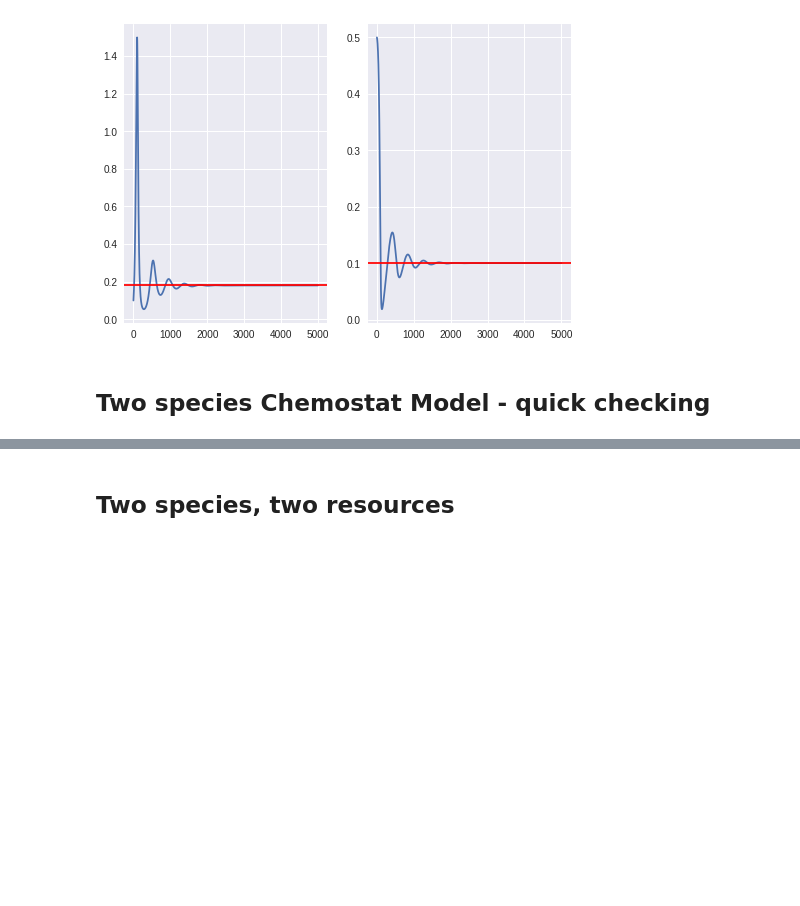
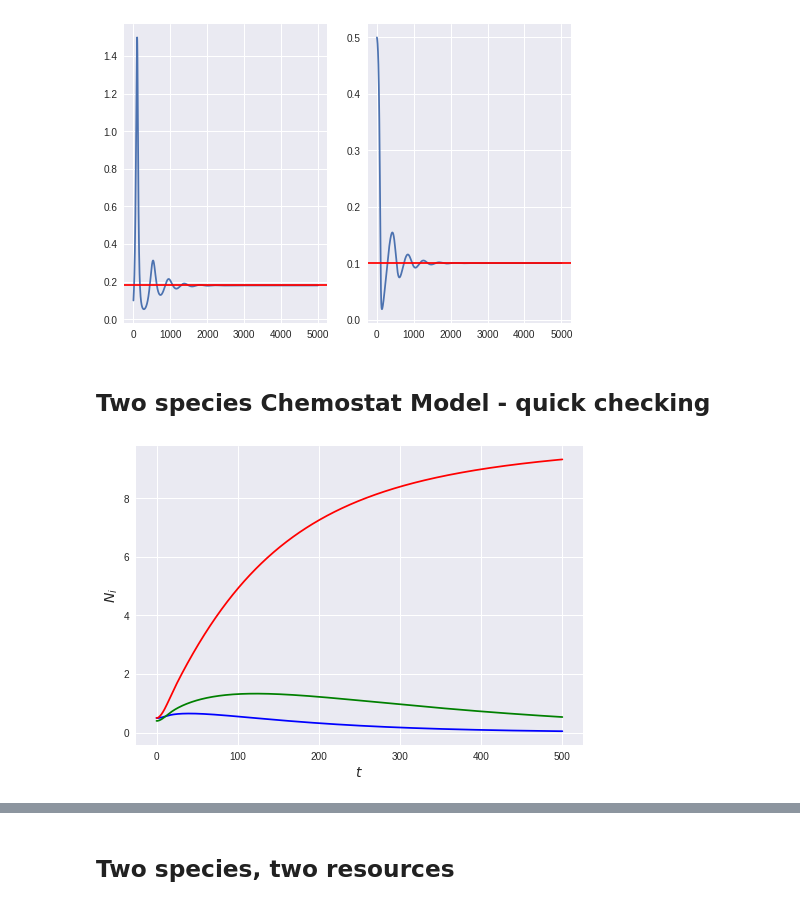
Before and after one commit to denisecammarota/qbio2021, a Jupyter notebook: Chemostat_Model.ipynb, the cells around one changed output, grey strips where cells are left out. Saved outputs shown, nothing was run; the diff lists cells and outputs as text; code cells hidden in the pictures; blank space fills up the shorter version.

```diff
--- a/Chemostat_Model.ipynb
+++ b/Chemostat_Model.ipynb
@@ -114,14 +119,16 @@ plt.show()
 ## Two species Chemostat Model - quick checking
 # %%
 #@title
-def chemostat_model_double(y,t,b_1,b_2,k_1,k_2,R_0,D,c_1,c_2,m_1,m_2):
-  N_1,N_2,R = y
+def chemostat_model_double(y,t,b_1,b_2,b_3,k_1,k_2,k_3,R_0,D,c_1,c_2,c_3,m_1,m_2,m_3):
+  N_1,N_2,N_3,R = y
   mu_1 = b_1*R/(k_1+R)
   mu_2 = b_2*R/(k_2+R)
+  mu_3 = b_3*R/(k_3+R)
   dN_1dt = N_1*(mu_1-m_1)
   dN_2dt = N_2*(mu_2-m_2)
-  dRdt = D*(R_0 - R) - c_1*mu_1*N_1 - c_2*mu_2*N_2
-  return dN_1dt,dN_2dt,dRdt
+  dN_3dt = N_3*(mu_3-m_3)
+  dRdt = D*(R_0 - R) - c_1*mu_1*N_1 - c_2*mu_2*N_2 - c_3*mu_3*N_3
+  return dN_1dt,dN_2dt,dN_3dt,dRdt
 ##apparently it works okay like this, let's make some quick trivial checks
 # %%
 #@title
@@ -131,3 +138,42 @@ def chemostat_equilibrium_double(b_1,b_2,k_1,k_2,R_0,D,c_1,c_2,m_1,m_2):
   N_1_eq = (D/(c_1*m_1))*(R_0 - R_eq1)
   N_2_eq = (D/(c_2*m_2))*(R_0 - R_eq2)
   return N_1_eq,N_2_eq,R_eq1,R_eq2
+# %%
+#@title
+y0 = 0.5,0.4,0.5,0.
+t = np.linspace(0,500,500)
+b_1 = 0.1
+b_2 = 0.2
+b_3 = 0.3
+k_1 = 0.1
+k_2 = 0.1
+k_3 = 0.1
+R_0 = 1
+D = 0.01
+c_1 = 0.1
+c_2 = 0.1
+c_3 = 0.1
+m_1 = 0.01
+m_2 = 0.01
+m_3 = 0.01
+result = odeint(chemostat_model_double, y0, t, args=(b_1,b_2,b_3,k_1,k_2,k_3,R_0,D,c_1,c_2,c_3,m_1,m_2,m_3))
+N_1,N_2,N_3, R = result.T
+#N_1_eq,N_2_eq,R_eq1,R_eq2 = chemostat_equilibrium_double(b_1,b_2,b_3,k_1,k_2,k_3,R_0,D,c_1,c_2,c_3,m_1,m_2,m_3)
+#fig, (ax1,ax2,ax3) = plt.subplots(1,3)
+#ax1.plot(t,N_1)
+#ax1.axhline(N_1_eq,color='r')
+#ax1.axhline(0,color='r')
+#ax2.plot(t,N_2)
+#ax2.axhline(0,color='r')
+#ax2.axhline(N_2_eq,color='r')
+#ax3.plot(t,R)
+#ax3.axhline(R_eq1,color='r')
+#ax3.axhline(R_eq2,color='r')
+plt.plot(t,N_1,color='blue')
+plt.plot(t,N_2,color='green')
+plt.plot(t,N_3,color='red')
+plt.xlabel(r'$t$',fontsize=14)
+plt.ylabel(r'$N_i$',fontsize=14)
+plt.show()
+# %% [output]
+[figure, added]
```
Also changed, not shown: parts of 7 cells of this notebook.
